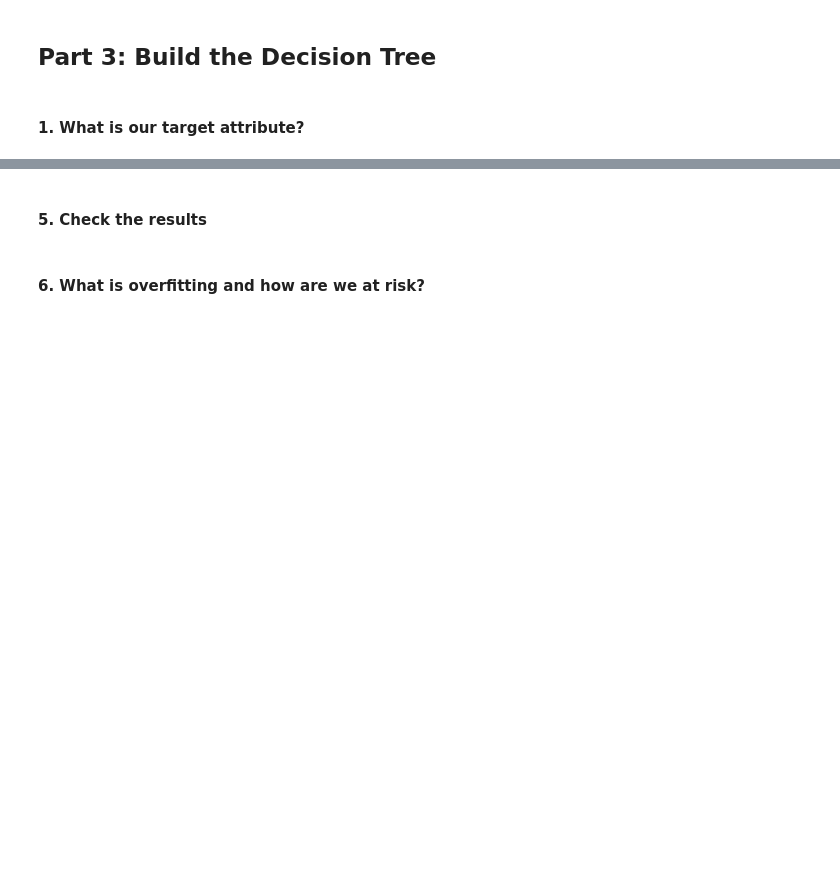
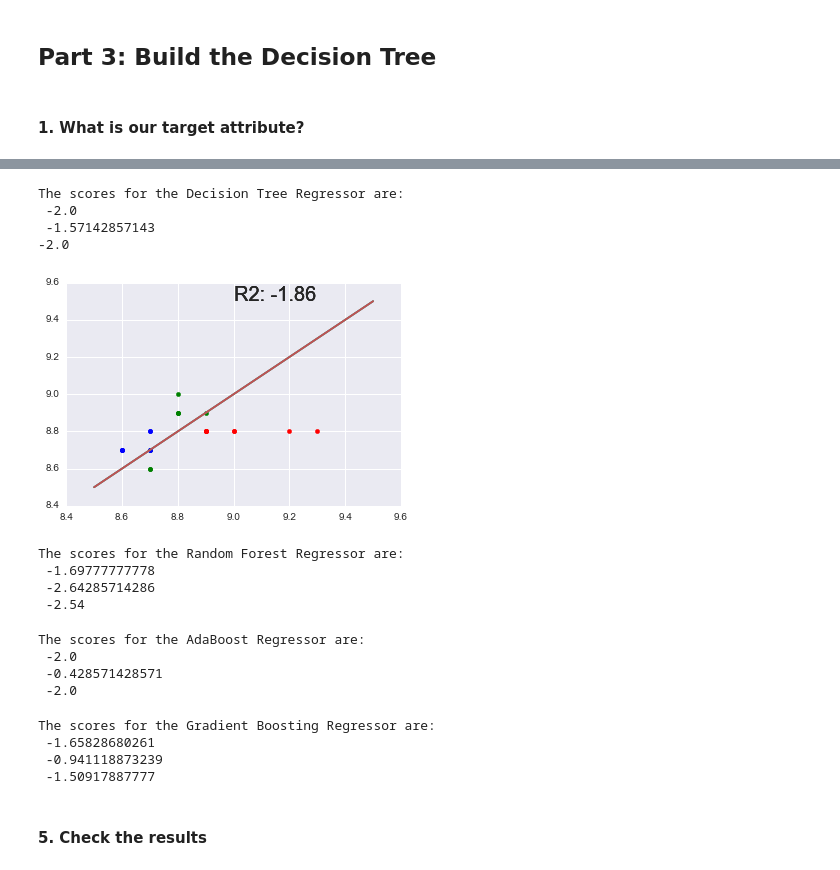
Before and after one commit to cvall018/DSI-CarlosV, a Jupyter notebook: Curriculum/Projects/Notebooks/Project6.ipynb, the cells around one changed output, grey strips where cells are left out. Drawn from its saved outputs; the diff is of its cells as text; code cells hidden in the pictures; blank space fills up the shorter version.

```diff
--- a/Curriculum/Projects/Notebooks/Project6.ipynb
+++ b/Curriculum/Projects/Notebooks/Project6.ipynb
@@ -175,4 +284,62 @@ For ease, we can call these table1 and table2
+# %%
+# Decision Tree Regressor
+cv = KFold(len(y),shuffle=False)
+
+dt = DecisionTreeRegressor(random_state=5)
+dtScore = cross_val_score(dt, X, y, cv=cv, n_jobs=-1)
+print ('The scores for the Decision Tree Regressor are:\n {}\n {}\n {}').format(dtScore[0],dtScore[1],dtScore[2])
+# %% [output]
+The scores for the Decision Tree Regressor are:
+ -2.0
+ -1.57142857143
+-2.0
+# %%
+def do_plot(model, m=None):
+    for fold, color in zip(cv, ['r', 'g', 'b']):
+        X_train = X.iloc[fold[0]]
+        X_test  = X.iloc[fold[1]]
+        y_train = y.iloc[fold[0]]
+        y_test  = y.iloc[fold[1]]
+        model.fit(X_train, y_train)
+        y_pred = model.predict(X_test)
+        plt.scatter(y_test, y_pred, color=color)
+        plt.plot([8.5,9.5],[8.5,9.5])
+        plt.text(9,9.5, "R2: "+str(m), fontsize=20, )
+
+do_plot(dt, dtScore.mean().round(2))
+# %% [output]
+[figure, added]
+# %%
+# Random Forest Regressor
+from sklearn.ensemble import RandomForestRegressor, AdaBoostRegressor
+rf = RandomForestRegressor(random_state=5)
+rfScore = cross_val_score(rf, X, y, cv=cv, n_jobs=-1)
+print ('The scores for the Random Forest Regressor are:\n {}\n {}\n {}').format(rfScore[0],rfScore[1],rfScore[2])
+# %% [output]
+The scores for the Random Forest Regressor are:
+ -1.69777777778
+ -2.64285714286
+ -2.54
+# %%
+# The AdaBoostRegressor
+ad = AdaBoostRegressor(random_state=5)
+adScore = cross_val_score(ad, X, y, cv=cv, n_jobs=-1)
+print ('The scores for the AdaBoost Regressor are:\n {}\n {}\n {}').format(adScore[0],adScore[1],adScore[2])
+# %% [output]
+The scores for the AdaBoost Regressor are:
+ -2.0
+ -0.428571428571
+ -2.0
+# %%
+# Gradient Boosting Regressor
+from sklearn.ensemble import GradientBoostingRegressor
+gb = GradientBoostingRegressor(random_state=5)
+gbScore = cross_val_score(gb, X, y, cv=cv, n_jobs=-1)
+print ('The scores for the Gradient Boosting Regressor are:\n {}\n {}\n {}').format(gbScore[0],gbScore[1],gbScore[2])
+# %% [output]
+The scores for the Gradient Boosting Regressor are:
+ -1.65828680261
+ -0.941118873239
+ -1.50917887777
 # %% [markdown]
 #### 5. Check the results
-# %% [markdown]
-#### 6. What is overfitting and how are we at risk?
```
Also changed, not shown: parts of 32 cells of this notebook, 1 other file.
